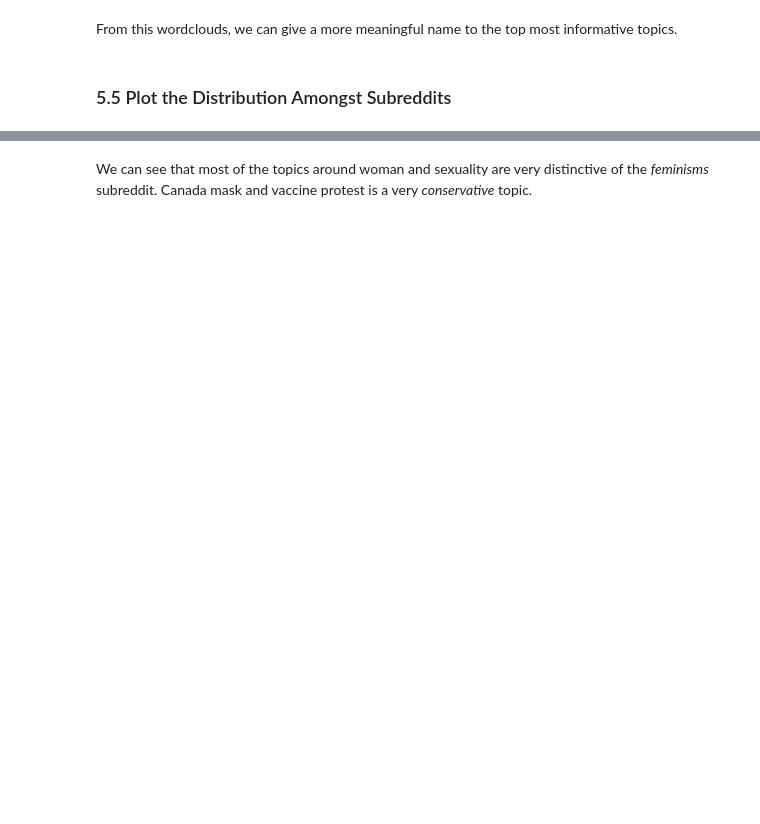
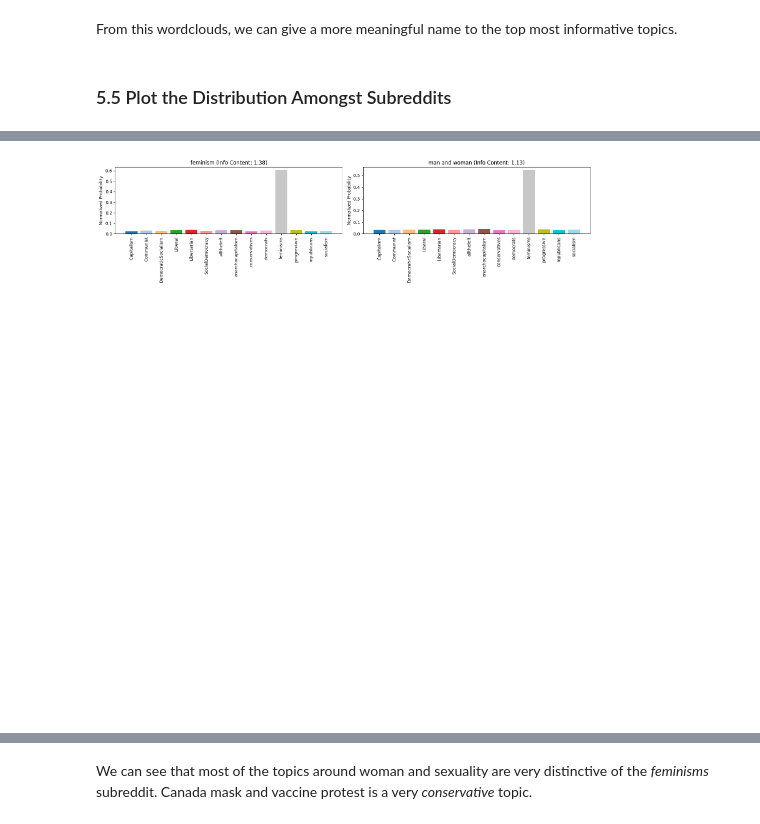
Before and after one commit to nathanaelambert/ConservativesLiberals, a Jupyter notebook: base_analysis.ipynb, the cells around one changed output, grey strips where cells are left out. Cells and saved outputs as stored; diff of their text form; code cells hidden in the pictures; blank space fills up the shorter version.

```diff
--- a/base_analysis.ipynb
+++ b/base_analysis.ipynb
@@ -404,0 +404,4 @@ plt.show()
+# %%
+plot_topics_distrib([6, 37])
+# %% [output]
+[figure, added]
```
Also changed, not shown: parts of 8 cells of this notebook.
